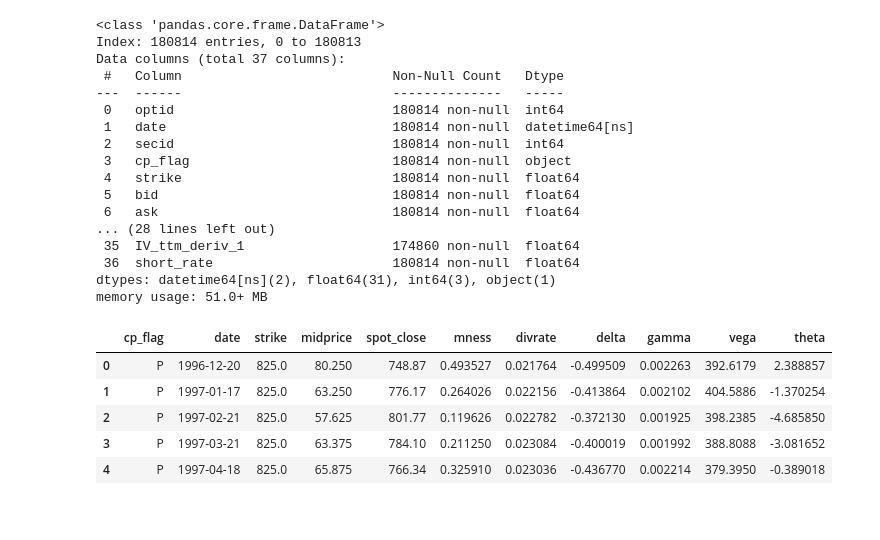
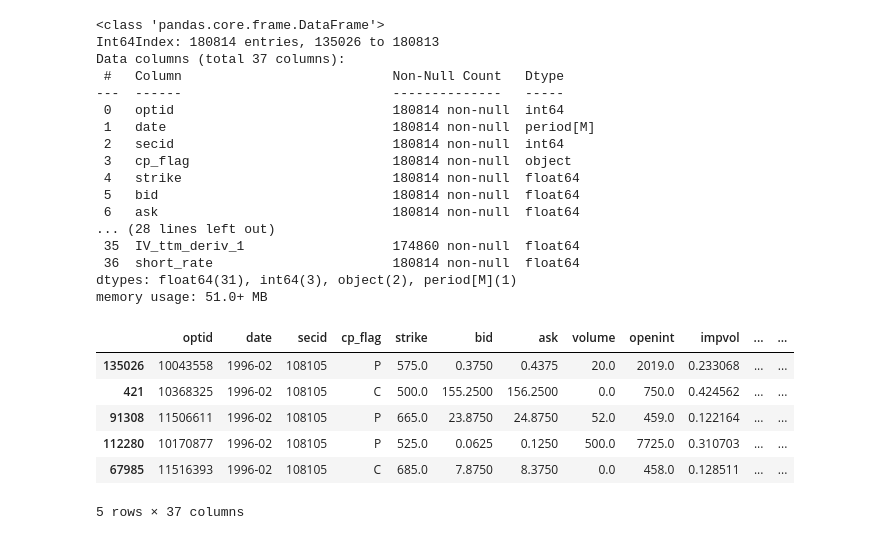
Before and after one commit to kostyantynHrytsyuk/risk-options-2021, a Jupyter notebook: Project_2.ipynb, the cells around one changed output. Drawn from its saved outputs; the diff is of its cells as text; code cells hidden in the pictures.

Commit message:
Added proper data handling and task description

```diff
--- a/Project_2.ipynb
+++ b/Project_2.ipynb
@@ -9,13 +9,16 @@ df = pd.read_hdf('SP500_Options_Monthly.h5')
+# %%
+df = pd.read_csv('data.csv', parse_dates=[1]).sort_values(by = "date")
+df['date'] = df['date'].dt.to_period('M')
 # %%
 df.info()
 # %% [output]
 <class 'pandas.core.frame.DataFrame'>
-Index: 180814 entries, 0 to 180813
+Int64Index: 180814 entries, 135026 to 180813
 Data columns (total 37 columns):
  #   Column                           Non-Null Count   Dtype
 ---  ------                           --------------   -----
  0   optid                            180814 non-null  int64
- 1   date                             180814 non-null  datetime64[ns]
+ 1   date                             180814 non-null  period[M]
  2   secid                            180814 non-null  int64
  3   cp_flag                          180814 non-null  object
  4   strike                           180814 non-null  float64
@@ -24,8 +27,18 @@ Data columns (total 37 columns):
 ... (28 lines left out)
  35  IV_ttm_deriv_1                   174860 non-null  float64
  36  short_rate                       180814 non-null  float64
-dtypes: datetime64[ns](2), float64(31), int64(3), object(1)
+dtypes: float64(31), int64(3), object(2), period[M](1)
 memory usage: 51.0+ MB
+# %%
+df.head()
+# %% [output]
+|  | optid | date | secid | cp_flag | strike | bid | ask | volume | openint | impvol | ... | ... |
+| 135026 | 10043558 | 1996-02 | 108105 | P | 575.0 | 0.3750 | 0.4375 | 20.0 | 2019.0 | 0.233068 | ... | ... |
+| 421 | 10368325 | 1996-02 | 108105 | C | 500.0 | 155.2500 | 156.2500 | 0.0 | 750.0 | 0.424562 | ... | ... |
+| 91308 | 11506611 | 1996-02 | 108105 | P | 665.0 | 23.8750 | 24.8750 | 52.0 | 459.0 | 0.122164 | ... | ... |
+| 112280 | 10170877 | 1996-02 | 108105 | P | 525.0 | 0.0625 | 0.1250 | 500.0 | 7725.0 | 0.310703 | ... | ... |
+| 67985 | 11516393 | 1996-02 | 108105 | C | 685.0 | 7.8750 | 8.3750 | 0.0 | 458.0 | 0.128511 | ... | ... |
+5 rows × 37 columns
 # %%
 def get_summary(df_col):
     print(f'\nSummary of {df_col.name}:')
@@ -33,12 +46,3 @@ def get_summary(df_col):
     print(f'Median: {np.round( df_col.median(),2)}')
     print(f'Standard deviation: {np.round( df_col.std(),2)}')
     print(f'Number of observations: {np.round( df_col.count(),2)}')
-# %%
-df[['cp_flag', 'date','strike', 'midprice', 'spot_close', 'mness','divrate', 'delta', 'gamma', 'vega', 'theta']].head()
-# %% [output]
-|  | cp_flag | date | strike | midprice | spot_close | mness | divrate | delta | gamma | vega | theta |
-| 0 | P | 1996-12-20 | 825.0 | 80.250 | 748.87 | 0.493527 | 0.021764 | -0.499509 | 0.002263 | 392.6179 | 2.388857 |
-| 1 | P | 1997-01-17 | 825.0 | 63.250 | 776.17 | 0.264026 | 0.022156 | -0.413864 | 0.002102 | 404.5886 | -1.370254 |
-| 2 | P | 1997-02-21 | 825.0 | 57.625 | 801.77 | 0.119626 | 0.022782 | -0.372130 | 0.001925 | 398.2385 | -4.685850 |
-| 3 | P | 1997-03-21 | 825.0 | 63.375 | 784.10 | 0.211250 | 0.023084 | -0.400019 | 0.001992 | 388.8088 | -3.081652 |
-| 4 | P | 1997-04-18 | 825.0 | 65.875 | 766.34 | 0.325910 | 0.023036 | -0.436770 | 0.002214 | 379.3950 | -0.389018 |
```
Also changed, not shown: parts of 15 cells of this notebook, 1 other file.
